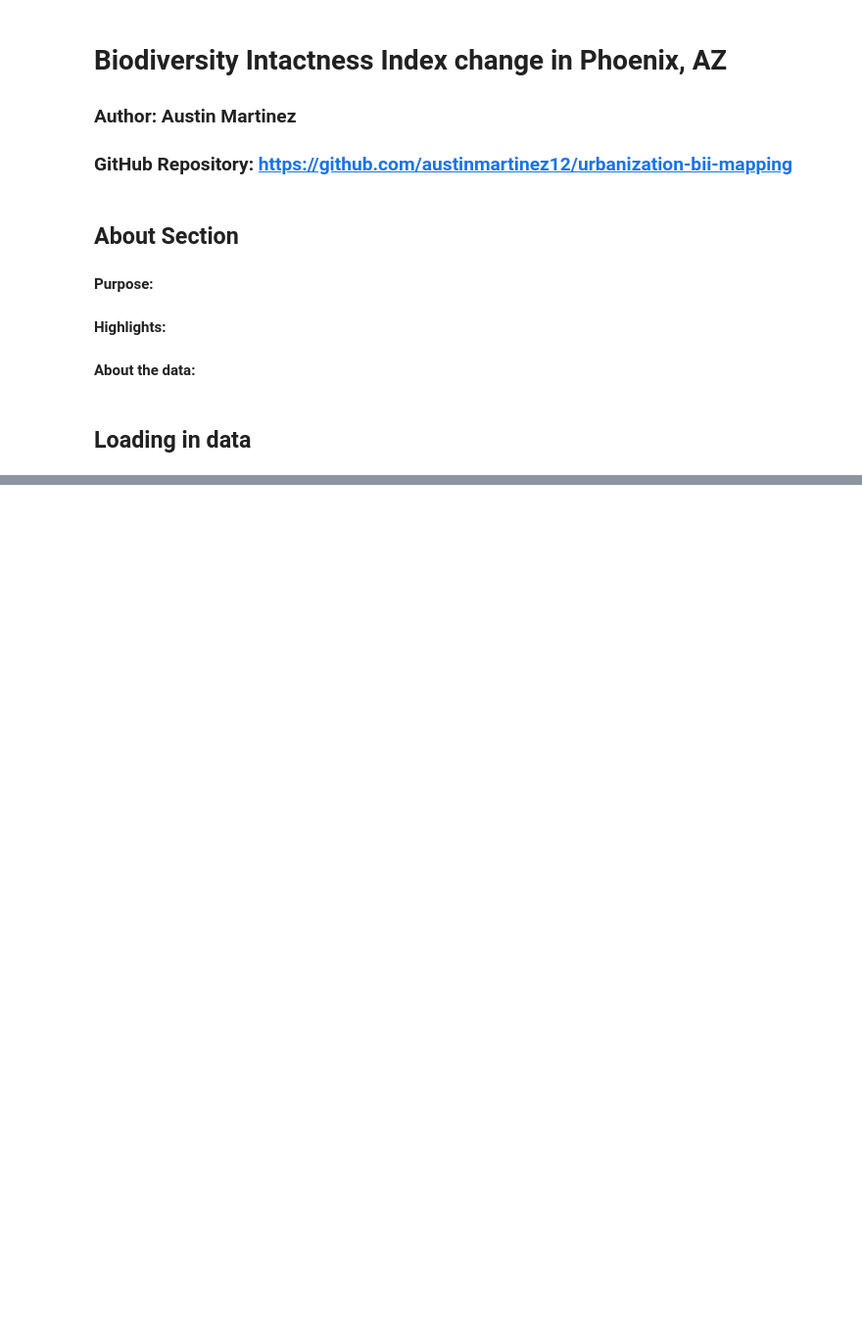
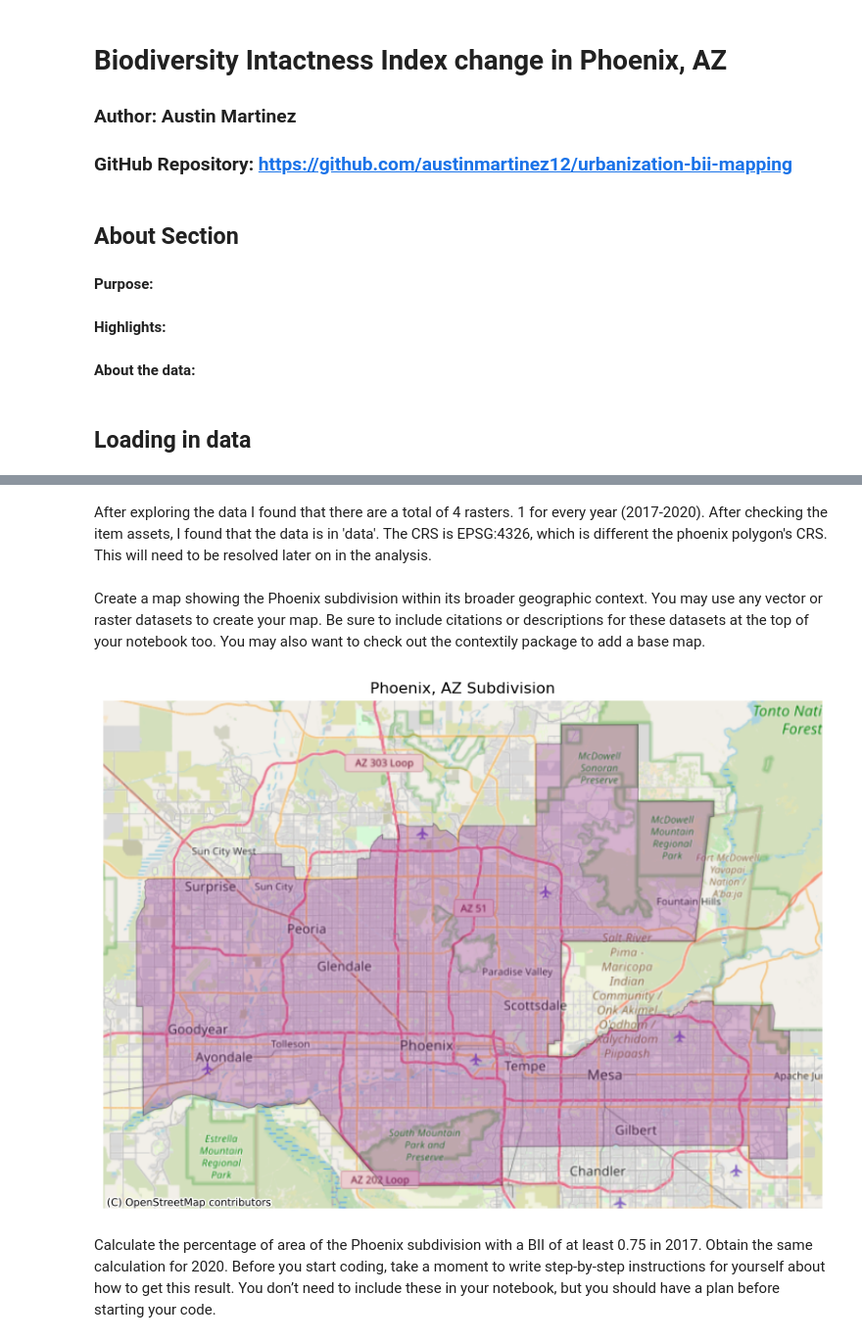
Before and after one commit to austinmartinez12/urbanization-bii-mapping, a Jupyter notebook: Biodiversity_analysis.ipynb, the cells around one changed output, grey strips where cells are left out. Shown at 98% size. Cells and saved outputs as stored; diff of their text form; code cells hidden in the pictures; blank space fills up the shorter version.

Commit message:
Complete Data analysis for task 2

```diff
--- a/Biodiversity_analysis.ipynb
+++ b/Biodiversity_analysis.ipynb
@@ -107,0 +139,28 @@ phoenix = az_subdiv[az_subdiv["NAME"] == "Phoenix"]
+# %% [markdown]
+After exploring the data I found that there are a total of 4 rasters. 1 for every year (2017-2020). After checking the item assets, I found that the data is in 'data'. The CRS is EPSG:4326, which is different the phoenix polygon's CRS. This will need to be resolved later on in the analysis.
+# %% [markdown]
+Create a map showing the Phoenix subdivision within its broader geographic context. You may use any vector or raster datasets to create your map. Be sure to include citations or descriptions for these datasets at the top of your notebook too. You may also want to check out the contextily package to add a base map.
+# %%
+
+# Create a map showing the Phoenix subdivision within its broader geographic context
+fig, ax = plt.subplots(1, 1, figsize=(9, 6))
+
+# Add Phoenix, AZ Subdivision
+phoenix.plot(ax=ax, facecolor='purple', edgecolor='black', linewidth=1, alpha=0.25)
+
+# Add basemap using contextily
+ctx.add_basemap(ax, source=ctx.providers.OpenStreetMap.Mapnik, crs = az_subdiv.crs)
+
+# Add title
+ax.set_title('Phoenix, AZ Subdivision')
+
+# Remove axes
+ax.axis('off')
+
+# Display the map
+plt.tight_layout()
+plt.show()
+# %% [output]
+[figure, added]
+# %% [markdown]
+Calculate the percentage of area of the Phoenix subdivision with a BII of at least 0.75 in 2017. Obtain the same calculation for 2020. Before you start coding, take a moment to write step-by-step instructions for yourself about how to get this result. You don’t need to include these in your notebook, but you should have a plan before starting your code.
```
Also changed, not shown: parts of 13 cells of this notebook.
